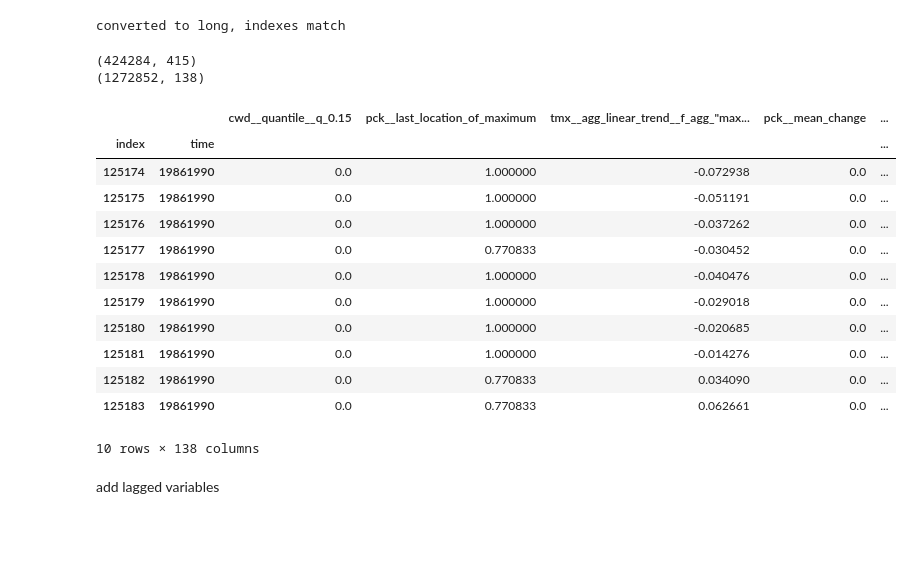
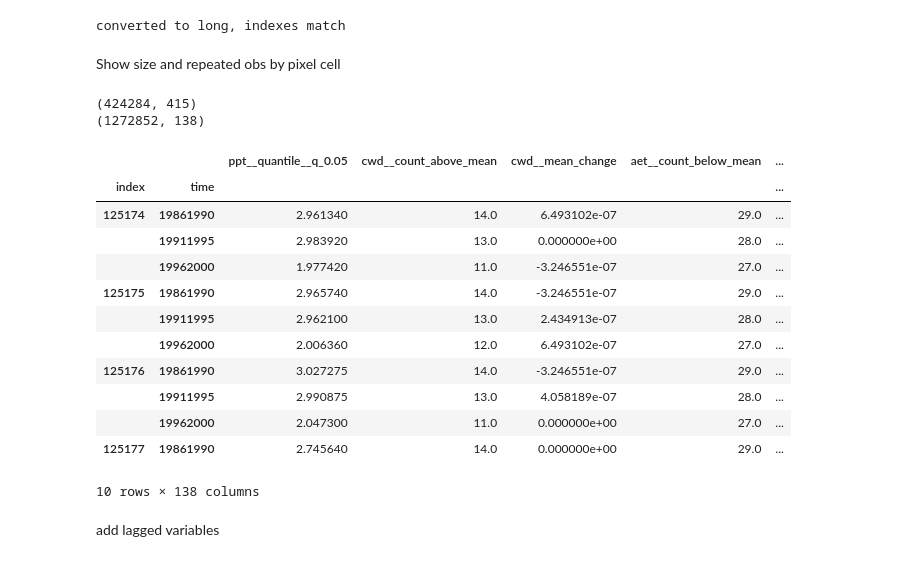
Before and after one commit to isaacWpark/wildfire_FRAP, a Jupyter notebook: Workflow/6 - Panel Estimation - 3x5years.ipynb, the cells around one changed output. Saved outputs shown, nothing was run; the diff lists cells and outputs as text; code cells hidden in the pictures; blank space fills up the shorter version.

```diff
--- a/Workflow/6 - Panel Estimation - 3x5years.ipynb
+++ b/Workflow/6 - Panel Estimation - 3x5years.ipynb
@@ -52,25 +52,27 @@ target_ln, features_ln = wide_to_long_target_features(target = mask_target_df,
                                                       sep='-')
 # %% [output]
 converted to long, indexes match
+# %% [markdown]
+Show size and repeated obs by pixel cell
 # %%
 print(mask_attributes_df.shape)
 print(features_ln.shape)
-features_ln.head(10)
+features_ln.sort_index().head(10)
 # %% [output]
 (424284, 415)
 (1272852, 138)
-|  |  | cwd__quantile__q_0.15 | pck__last_location_of_maximum | tmx__agg_linear_trend__f_agg_"max... | pck__mean_change | ... |
+|  |  | ppt__quantile__q_0.05 | cwd__count_above_mean | cwd__mean_change | aet__count_below_mean | ... |
 | index | time |  |  |  |  | ... |
-| 125174 | 19861990 | 0.0 | 1.000000 | -0.072938 | 0.0 | ... |
-| 125175 | 19861990 | 0.0 | 1.000000 | -0.051191 | 0.0 | ... |
-| 125176 | 19861990 | 0.0 | 1.000000 | -0.037262 | 0.0 | ... |
-| 125177 | 19861990 | 0.0 | 0.770833 | -0.030452 | 0.0 | ... |
-| 125178 | 19861990 | 0.0 | 1.000000 | -0.040476 | 0.0 | ... |
-| 125179 | 19861990 | 0.0 | 1.000000 | -0.029018 | 0.0 | ... |
-| 125180 | 19861990 | 0.0 | 1.000000 | -0.020685 | 0.0 | ... |
-| 125181 | 19861990 | 0.0 | 1.000000 | -0.014276 | 0.0 | ... |
-| 125182 | 19861990 | 0.0 | 0.770833 | 0.034090 | 0.0 | ... |
-| 125183 | 19861990 | 0.0 | 0.770833 | 0.062661 | 0.0 | ... |
+| 125174 | 19861990 | 2.961340 | 14.0 | 6.493102e-07 | 29.0 | ... |
+|  | 19911995 | 2.983920 | 13.0 | 0.000000e+00 | 28.0 | ... |
+|  | 19962000 | 1.977420 | 11.0 | -3.246551e-07 | 27.0 | ... |
+| 125175 | 19861990 | 2.965740 | 14.0 | -3.246551e-07 | 29.0 | ... |
+|  | 19911995 | 2.962100 | 13.0 | 2.434913e-07 | 28.0 | ... |
+|  | 19962000 | 2.006360 | 12.0 | 6.493102e-07 | 27.0 | ... |
+| 125176 | 19861990 | 3.027275 | 14.0 | -3.246551e-07 | 29.0 | ... |
+|  | 19911995 | 2.990875 | 13.0 | 4.058189e-07 | 28.0 | ... |
+|  | 19962000 | 2.047300 | 11.0 | 0.000000e+00 | 27.0 | ... |
+| 125177 | 19861990 | 2.745640 | 14.0 | 0.000000e+00 | 29.0 | ... |
 10 rows × 138 columns
 # %% [markdown]
 add lagged variables
```
Also changed, not shown: parts of 11 cells of this notebook, 1 other file.
